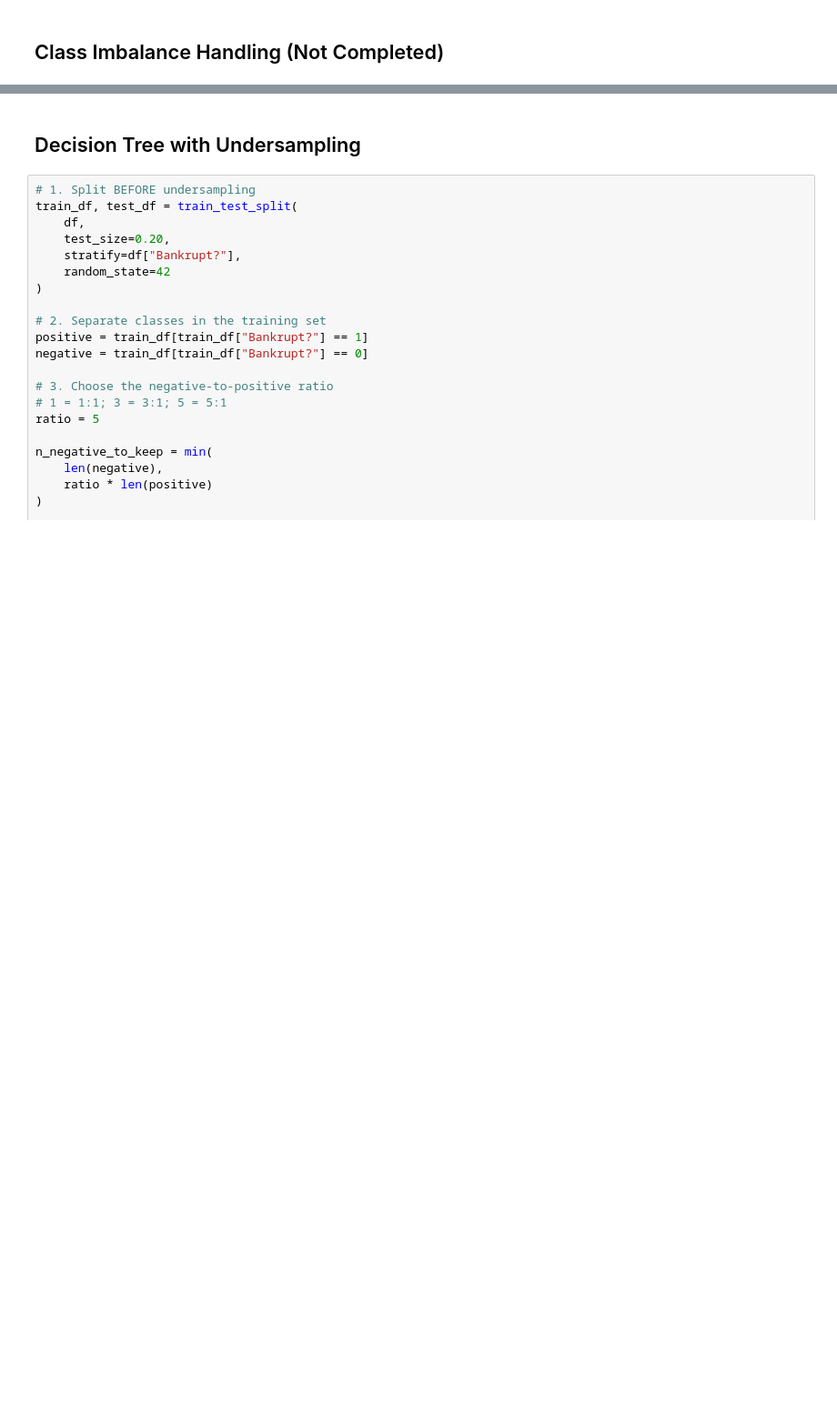
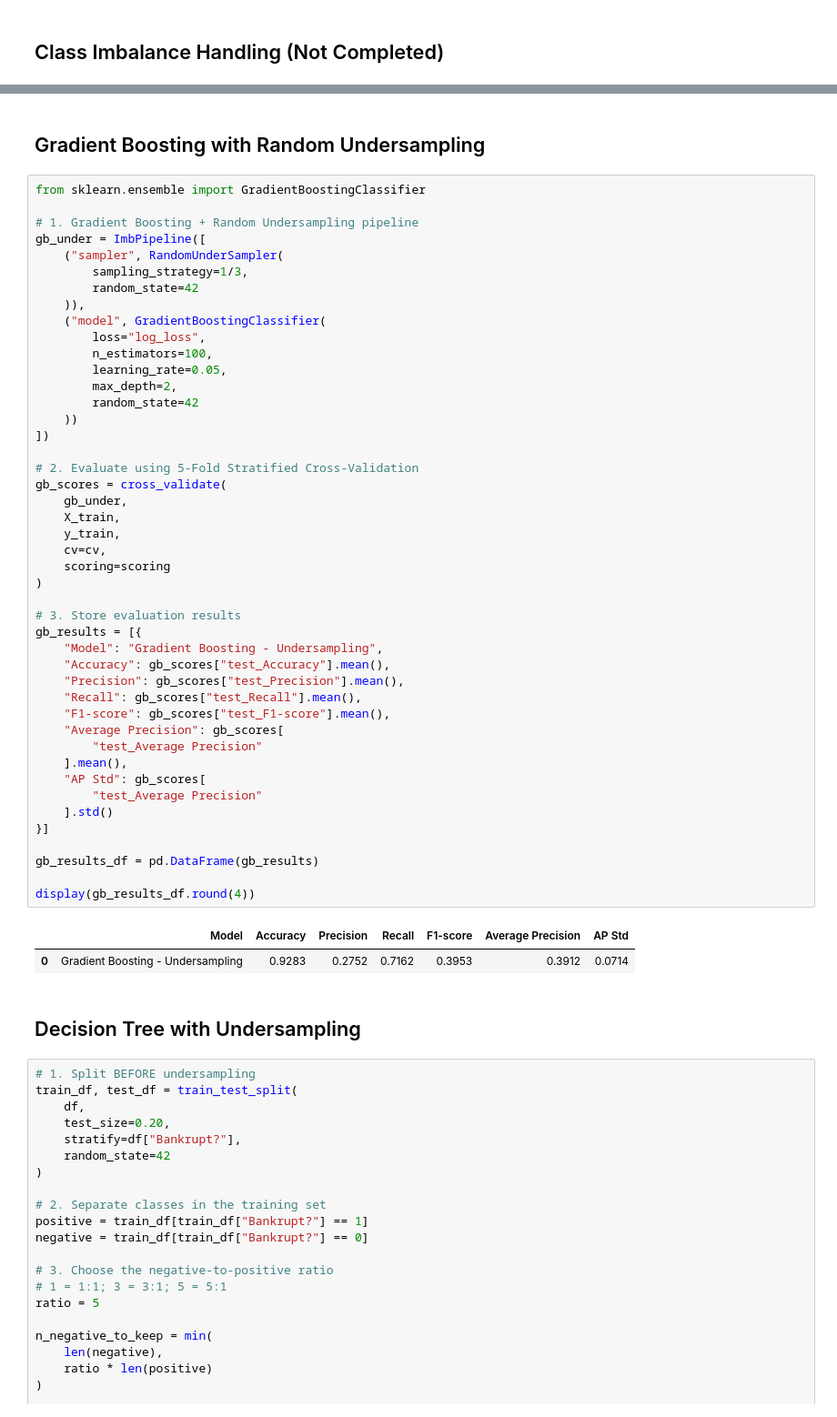
Before and after one commit to krstringer/isom3360-group13, a Jupyter notebook: ISOM3360_Project_Group13.ipynb, the cells around one changed output, grey strips where cells are left out. Shown at 91% size. Cells and saved outputs as stored; diff of their text form; blank space fills up the shorter version.

```diff
--- a/ISOM3360_Project_Group13.ipynb
+++ b/ISOM3360_Project_Group13.ipynb
@@ -381,3 +515,53 @@ display(all_models_results_df.round(4))
+# %% [markdown]
+## Gradient Boosting with Random Undersampling
+# %%
+from sklearn.ensemble import GradientBoostingClassifier
+
+# 1. Gradient Boosting + Random Undersampling pipeline
+gb_under = ImbPipeline([
+    ("sampler", RandomUnderSampler(
+        sampling_strategy=1/3,
+        random_state=42
+    )),
+    ("model", GradientBoostingClassifier(
+        loss="log_loss",
+        n_estimators=100,
+        learning_rate=0.05,
+        max_depth=2,
+        random_state=42
+    ))
+])
+
+# 2. Evaluate using 5-Fold Stratified Cross-Validation
+gb_scores = cross_validate(
+    gb_under,
+    X_train,
+    y_train,
+    cv=cv,
+    scoring=scoring
+)
+
+# 3. Store evaluation results
+gb_results = [{
+    "Model": "Gradient Boosting - Undersampling",
+    "Accuracy": gb_scores["test_Accuracy"].mean(),
+    "Precision": gb_scores["test_Precision"].mean(),
+    "Recall": gb_scores["test_Recall"].mean(),
+    "F1-score": gb_scores["test_F1-score"].mean(),
+    "Average Precision": gb_scores[
+        "test_Average Precision"
+    ].mean(),
+    "AP Std": gb_scores[
+        "test_Average Precision"
+    ].std()
+}]
+
+gb_results_df = pd.DataFrame(gb_results)
+
+display(gb_results_df.round(4))
+# %% [output]
+|  | Model | Accuracy | Precision | Recall | F1-score | Average Precision | AP Std |
+| 0 | Gradient Boosting - Undersampling | 0.9283 | 0.2752 | 0.7162 | 0.3953 | 0.3912 | 0.0714 |
 # %% [markdown]
 ## Decision Tree with Undersampling
 # %%
```
Also changed, not shown: parts of 9 cells of this notebook.
